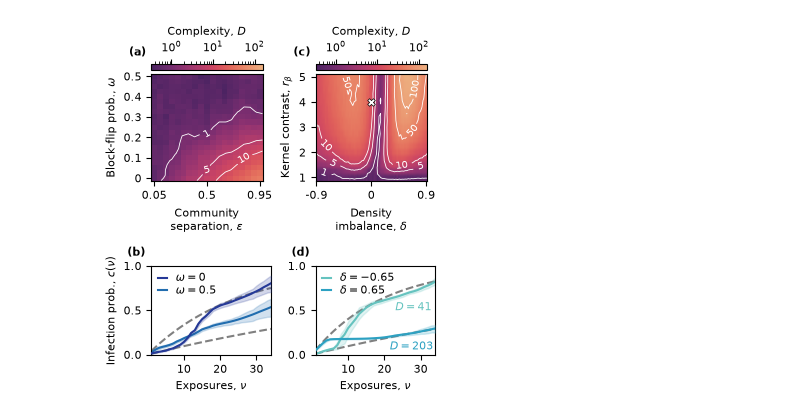
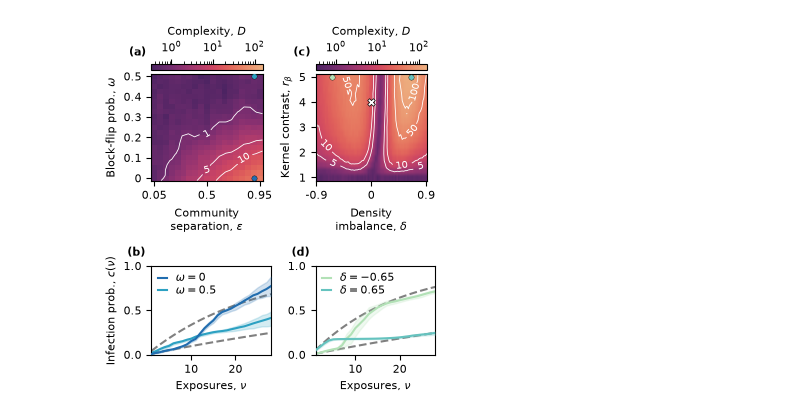
Before and after one commit to kaiser-dan/heterogeneous-infection-kernels, a Jupyter notebook: fig-scripts/plot_fig2.ipynb, the cells around one changed output. Drawn from its saved outputs; the diff is of its cells as text; code cells hidden in the pictures.

Commit message:
update plotting scripts, figs

```diff
--- a/fig-scripts/plot_fig2.ipynb
+++ b/fig-scripts/plot_fig2.ipynb
@@ -235,6 +235,8 @@ axs_t[0].set_xticks(np.arange(len(piv_a.columns))[0::9])
 axs_t[0].set_xticklabels([f"{b:.3g}" for b in piv_a.columns[0::9]])
 axs_t[0].set_yticks(np.arange(len(piv_a.index))[::4])
 axs_t[0].set_yticklabels([f"{d:.3g}" for d in piv_a.index[::4]])
+axs_t[0].scatter([17], [0], marker='o', s=15, fc=fs.palette[4], ec='black', lw=0.25, zorder=5)
+axs_t[0].scatter([17], [20], marker='o', s=15, fc=fs.palette[3], ec='black', lw=0.25, zorder=5)
 
 top.colorbar(im, ax=axs_t[0], label="Complexity, $D$", location='top', pad=0.02)
 
@@ -244,11 +246,13 @@ Zb = piv_b.to_numpy()
 M, N = Zb.shape
 xs = np.linspace(-0.5, N - 0.5, N)
 ys = np.linspace(-0.5, M - 0.5, M)
-levels = [1.0, 5.0, 10.0, 50.0, 100.0]
+levels = [5.0, 10.0, 50.0, 100.0]
 cs = axs_t[1].contour(xs, ys, Zb, levels=levels, colors='white', linewidths=0.6)
-manual_coords = [(5.0, 1.0), (10.0, 2.0), (5.0, 5.0), (20.0, 15.1), (70.0, 1.0), (55.5, 3.0), (70, 7.0), (65, 14)]
+# manual_coords = [(5.0, 1.0), (10.0, 2.0), (5.0, 5.0), (20.0, 15.1), (70.0, 1.0), (55.5, 3.0), (70, 7.0), (65, 13.5)]
+manual_coords = [(10.0, 2.0), (5.0, 5.0), (20.0, 15.1), (70.0, 1.0), (55.5, 3.0), (70, 7.0), (65, 13.5)]
 labels = axs_t[1].clabel(cs, inline=True, fontsize=7, manual=manual_coords, rightside_up=True, inline_spacing=6)
-for t, deg in zip(labels, [340, 330, 315, 285, 12, 7, 50, 80]):
+# for t, deg in zip(labels, [340, 330, 315, 285, 12, 7, 50, 75]):
+for t, deg in zip(labels, [330, 315, 285, 12, 7, 50, 75]):
     t.set_rotation(deg)
 
 axs_t[1].set_xlabel("Density\nimbalance, $\\delta$")
@@ -259,12 +263,13 @@ axs_t[1].set_xticklabels([f"{b:.3g}" for b in piv_b.columns[0::36]])
 axs_t[1].set_yticks(np.arange(len(piv_b.index))[::4])
 axs_t[1].set_yticklabels([f"{d:.3g}" for d in piv_b.index[::4]/0.01])
 axs_t[1].scatter([36], [12], marker='X', s=30, fc='white', ec='black', lw=0.5, zorder=5)
-
+axs_t[1].scatter([10], [16], marker='o', s=15, fc=fs.palette[1], ec='black', lw=0.25, zorder=5)
+axs_t[1].scatter([62], [16], marker='o', s=15, fc=fs.palette[2], ec='black', lw=0.25, zorder=5)
 top.colorbar(im, ax=axs_t[1], label="Complexity, $D$", location='top', pad=0.02)
 
 # bottom row - kernel plots
 axs_b = bot.subplots(1,2, gridspec_kw={"wspace": 0.1})
-kmax = 34
+kmax = 28
 axs_b[1].set_yticks([])
 for ax in axs_b:
     ax.set_xlim(1, kmax)
@@ -274,57 +279,42 @@ for ax in axs_b:
 axs_b[0].set_ylabel("Infection prob., $c(\\nu)$")
 
 def plot_omega_draws(ax, omega, color, label, kmax, zorder):
-    omega_mu_draws = np.load(RESULTS_DIR / "epsilon_omega_sweep" / f"np_kernel_omega_{omega}.npz")["draws_mu"][:, 0, :]
+    omega_mu_draws = np.load(RESULTS_DIR / ".." / "fits" / "epsilon_omega_sweep" / f"model~np_rep~3_epsilon~0.9_omega~{omega}.npz")["draws_mu"][:, 0, :]
     omega_mu = np.mean(omega_mu_draws, axis=0)
     omega_lower, omega_upper = hpdi_bounds(omega_mu_draws, prob=0.9)
 
     ax.plot(range(1, kmax+1), omega_mu[:kmax], color=color, label=label, zorder=zorder)
     ax.fill_between(range(1, kmax+1), omega_lower[:kmax], omega_upper[:kmax], color=color, alpha=0.2, zorder=zorder)
 
-plot_omega_draws(axs_b[0], 0.0, fs.palette[5], "$\\omega=0$", kmax, 4)
-plot_omega_draws(axs_b[0], 0.50, fs.palette[4], "$\\omega=0.5$", kmax, 2)
+plot_omega_draws(axs_b[0], 0.0, fs.palette[4], "$\\omega=0$", kmax, 4)
+plot_omega_draws(axs_b[0], 0.50, fs.palette[3], "$\\omega=0.5$", kmax, 2)
 
 axs_b[0].plot(range(1, kmax+1), simple_kernel(0.01, kmax), color='grey', linestyle='--', zorder=1)
 axs_b[0].plot(range(1, kmax+1), simple_kernel(0.04, kmax), color='grey', linestyle='--', zorder=1)
 axs_b[0].legend(handlelength=0.8, fancybox=False, labelspacing=0.1, loc='upper left', borderaxespad=0.2, frameon=False)
 
 def plot_delta_draws(ax, delta, color, label, kmax, zorder):
     delta_mu_draws = np.load(RESULTS_DIR / ".." / "fits" / "beta_delta_sweep" / f"model~np_rep~3_beta2~0.05_delta~{delta}.npz")["draws_mu"][:, 0, :]
     delta_mu = np.mean(delta_mu_draws, axis=0)
     delta_lower, delta_upper = hpdi_bounds(delta_mu_draws, prob=0.9)
 
     ax.plot(range(1, kmax+1), delta_mu[:kmax], color=color, label=label, zorder=zorder)
     ax.fill_between(range(1, kmax+1), delta_lower[:kmax], delta_upper[:kmax], color=color, alpha=0.2, zorder=zorder)
 
-plot_delta_draws(axs_b[1], -0.65, fs.palette[2], "$\\delta=-0.65$", kmax, 2)
-plot_delta_draws(axs_b[1], 0.65, fs.palette[3], "$\\delta=0.65$", kmax, 4)
+plot_delta_draws(axs_b[1], -0.65, fs.palette[1], "$\\delta=-0.65$", kmax, 2)
+plot_delta_draws(axs_b[1], 0.65, fs.palette[2], "$\\delta=0.65$", kmax, 4)
 
 axs_b[1].plot(range(1, kmax+1), simple_kernel(0.01, kmax), color='grey', linestyle='--', zorder=1)
 axs_b[1].plot(range(1, kmax+1), simple_kernel(0.05, kmax), color='grey', linestyle='--', zorder=1)
 axs_b[1].legend(handlelength=0.8, fancybox=False, labelspacing=0.1, loc='upper left', borderaxespad=0.2, frameon=False)
-
-fpath = RESULTS_DIR / "beta_delta_sweep" / "complexity_per_dgp.parquet"
-df = pd.read_parquet(fpath)
-neg_delta_D = int(np.rint(df[(df['rep'] == 3) & (df['delta'] == -0.65) & (df['beta2'] == 0.05)]['complexity'].item()))
-pos_delta_D = int(np.rint(df[(df['rep'] == 3) & (df['delta'] == 0.65) & (df['beta2'] == 0.05)]['complexity'].item()))
-axs_b[1].annotate(f"$D = {neg_delta_D}$",
-                  xy=(23, 0.49),
-                  xycoords='data',
-                  fontsize=8,
-                  color=fs.palette[2])
-axs_b[1].annotate(f"$D = {pos_delta_D}$",
-                  xy=(21.5, 0.05),
-                  xycoords='data',
-                  fontsize=8,
-                  color=fs.palette[3])
 
 # subplot labels
 axs_t[0].text(-0.2, 1.2, "(a)", in_layout=False, transform=axs_t[0].transAxes, fontsize=8, fontweight='bold', va='center', ha='left')
 axs_t[1].text(-0.2, 1.2, "(c)", in_layout=False, transform=axs_t[1].transAxes, fontsize=8, fontweight='bold', va='center', ha='left')
 axs_b[0].text(-0.2, 1.15, "(b)", in_layout=True, transform=axs_b[0].transAxes, fontsize=8, fontweight='bold', va='center', ha='left')
 axs_b[1].text(-0.2, 1.15, "(d)", in_layout=True, transform=axs_b[1].transAxes, fontsize=8, fontweight='bold', va='center', ha='left')
 
 plt.savefig('../figs/fig2.svg', bbox_inches='tight')
 plt.savefig('../figs/fig2.pdf', bbox_inches='tight')
 # %% [output]
-[figure, old version]
+[figure, new version]
```
Also changed, not shown: 5 other files.
